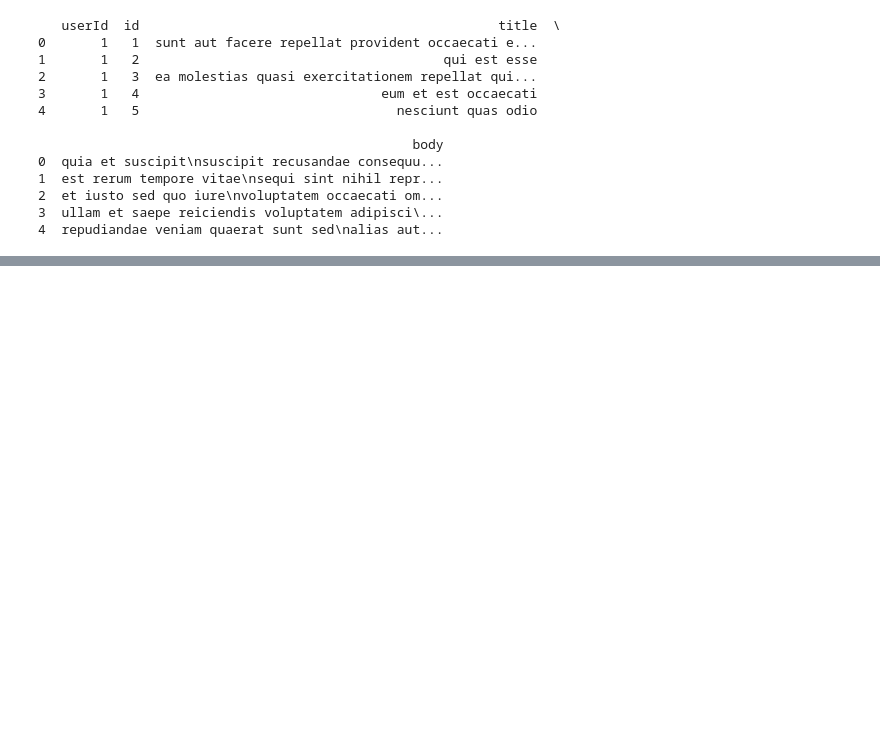
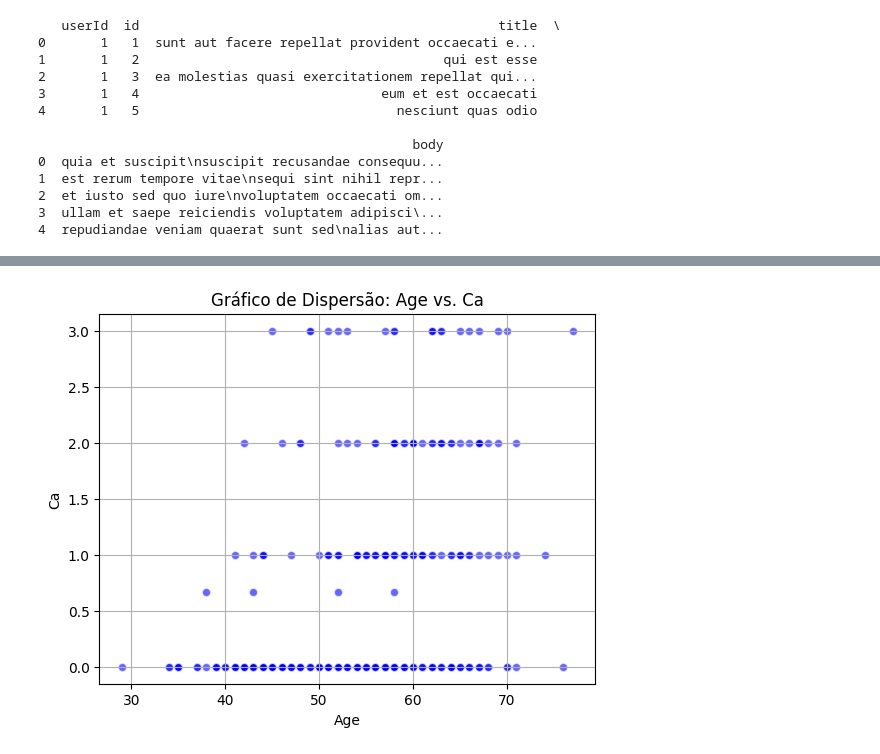
Before and after one commit to wspalves/machine-learning, a Jupyter notebook: coleta_descricao.ipynb, the cells around one changed output, grey strips where cells are left out. Drawn from its saved outputs; the diff is of its cells as text; code cells hidden in the pictures; blank space fills up the shorter version.

```diff
--- a/coleta_descricao.ipynb
+++ b/coleta_descricao.ipynb
@@ -55,0 +240,3 @@ else:
+# %%
+# Preencher valores ausentes com a média da coluna
+df['thal'].fillna(df['thal'].mean(), inplace=True)
@@ -55,0 +250,9 @@ else:
+# %%
+plt.scatter(df['age'], df['ca'], alpha=0.6, c='blue', edgecolors='w')
+plt.title('Gráfico de Dispersão: Age vs. Ca')
+plt.xlabel('Age')
+plt.ylabel('Ca')
+plt.grid(True)
+plt.show()
+# %% [output]
+[figure, added]
```
Also changed, not shown: parts of 23 cells of this notebook.
